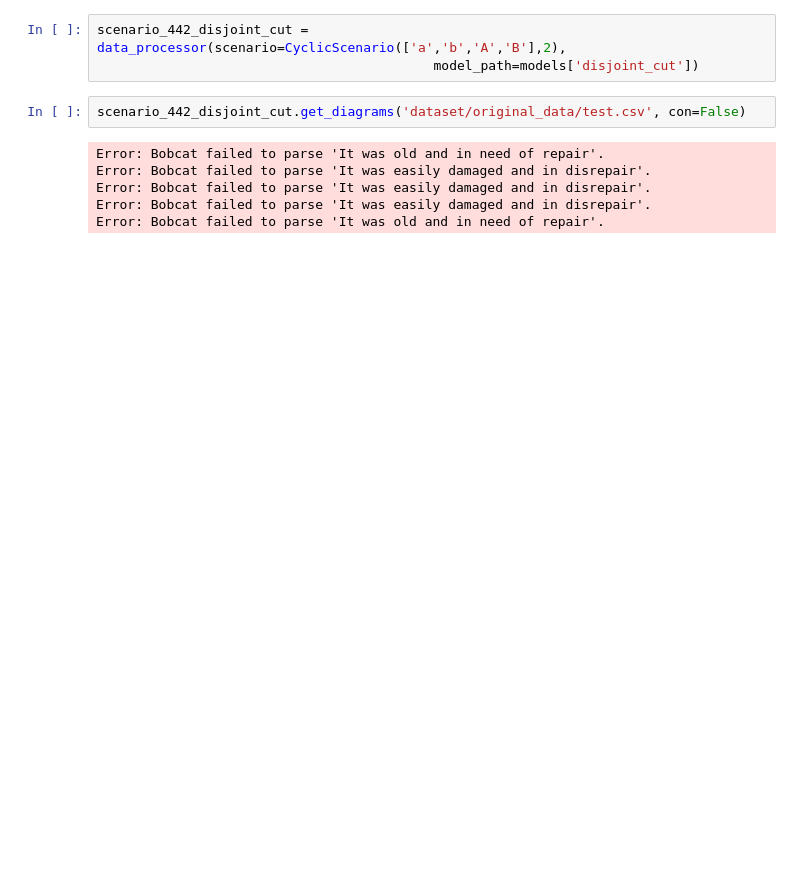
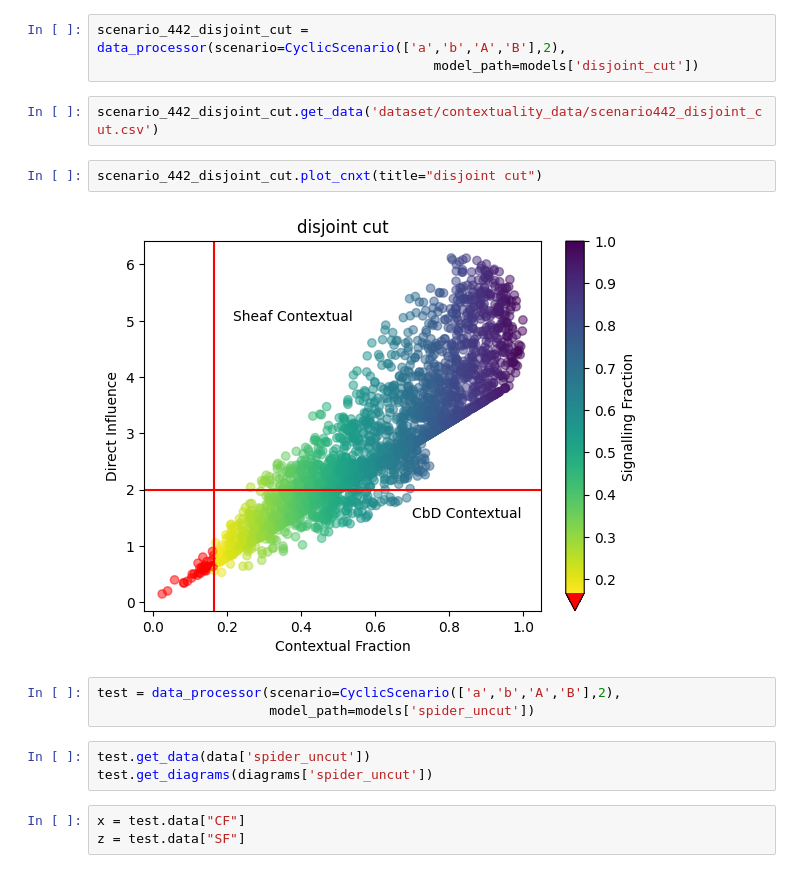
Before and after one commit to TilenLS/qnlp, a Jupyter notebook: main.ipynb, the cells around one changed output. Drawn from its saved outputs; the diff is of its cells as text; blank space fills up the shorter version.

```diff
--- a/main.ipynb
+++ b/main.ipynb
@@ -264,10 +265,17 @@ scenario_442_disjoint.plot_cnxt(title="disjoint uncut", save=True)
 scenario_442_disjoint_cut = data_processor(scenario=CyclicScenario(['a','b','A','B'],2),
                                            model_path=models['disjoint_cut'])
 # %%
-scenario_442_disjoint_cut.get_diagrams('dataset/original_data/test.csv', con=False)
+scenario_442_disjoint_cut.get_data('dataset/contextuality_data/scenario442_disjoint_cut.csv')
-# %% [output]
-Error: Bobcat failed to parse 'It was old and in need of repair'.
-Error: Bobcat failed to parse 'It was easily damaged and in disrepair'.
-Error: Bobcat failed to parse 'It was easily damaged and in disrepair'.
-Error: Bobcat failed to parse 'It was easily damaged and in disrepair'.
-Error: Bobcat failed to parse 'It was old and in need of repair'.
+# %%
+scenario_442_disjoint_cut.plot_cnxt(title="disjoint cut")
+# %% [output]
+[figure, added]
+# %%
+test = data_processor(scenario=CyclicScenario(['a','b','A','B'],2),
+                      model_path=models['spider_uncut'])
+# %%
+test.get_data(data['spider_uncut'])
+test.get_diagrams(diagrams['spider_uncut'])
+# %%
+x = test.data["CF"]
+z = test.data["SF"]
```
Also changed, not shown: parts of 11 cells of this notebook, 12 other files.
